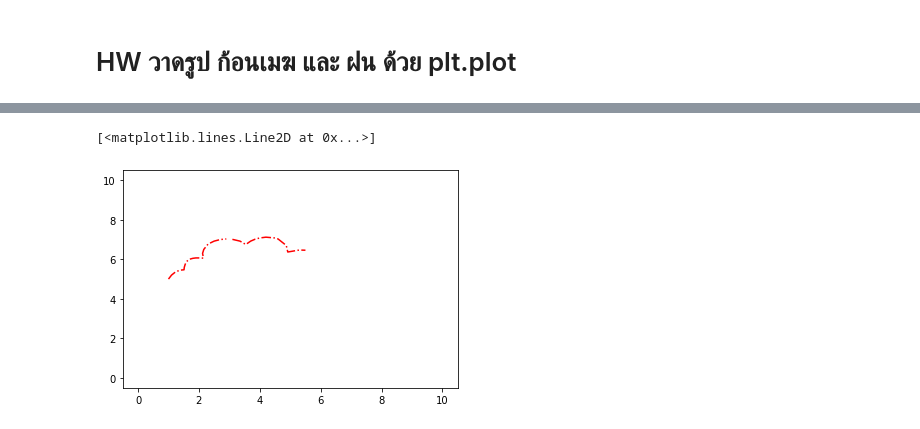
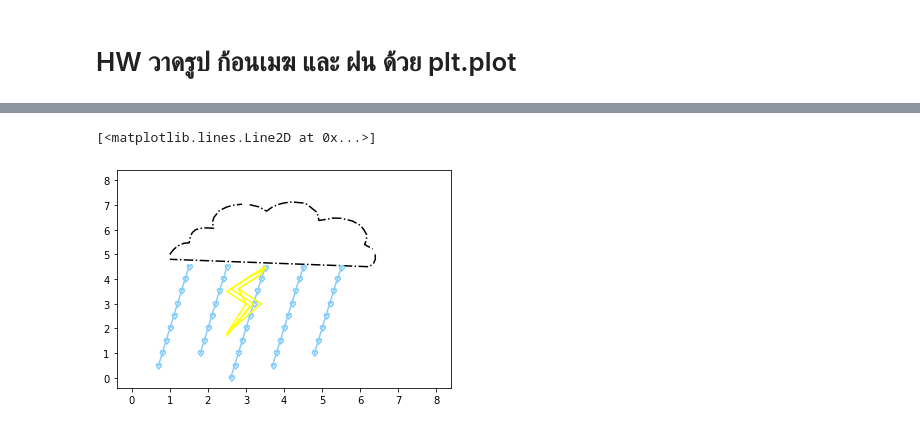
Before and after one commit to Wanita-8943/data_viz_2022, a Jupyter notebook: DataViz04_Data_Comparison.ipynb, the cells around one changed output, grey strips where cells are left out. Saved outputs shown, nothing was run; the diff lists cells and outputs as text; code cells hidden in the pictures.

```diff
--- a/DataViz04_Data_Comparison.ipynb
+++ b/DataViz04_Data_Comparison.ipynb
@@ -165,7 +160,22 @@ plt.plot([2,2],[1,2],'b-.')
 # %%
-plt.plot([1,1.1,1.22,1.37,1.51,1.52,1.55,1.59,1.68,1.8,1.9,2,2.15,2.12,2.16,2.3,2.5,2.7,2.9],[5,5.2,5.35,5.45,5.47,5.6,5.75,5.88,6,6.05,6.07,6.07,6.06,6.3,6.5,6.77,6.92,7,7.03],'r-.')
-plt.plot([3.1,3.35,3.54,3.7,3.85,4,4.2,4.5,4.6,4.87,4.92,5.3,5.5,5.8,6],[7.01,6.92,6.75,6.92,7.02,7.08,7.12,7.08,7.03,6.7,6.37,6.47,6.46,6.35,6.18],'r-.')
-plt.plot([0,10],[10,0],'wo')
+#ก้อนเมฆ
+plt.plot([1,1.1,1.22,1.37,1.51,1.52,1.55,1.59,1.68,1.8,1.9,2,2.15,2.12,2.16,2.3,2.5,2.7,2.9],[5,5.2,5.35,5.45,5.47,5.6,5.75,5.88,6,6.05,6.07,6.07,6.06,6.3,6.5,6.77,6.92,7,7.03],'k-.')
+plt.plot([3.1,3.35,3.54,3.7,3.85,4,4.2,4.5,4.6,4.87,4.92,5.3,5.5,5.8,6,6.1,6.17,6.17,6.12,6.33],[7.01,6.92,6.75,6.92,7.02,7.08,7.12,7.08,7.03,6.7,6.37,6.47,6.46,6.35,6.18,6,5.8,5.6,5.4,5.22],'k-.')
+plt.plot([6.4,6.4,6.36,6.24,1],[5,4.8,4.65,4.5,4.8],'k-.')
+plt.plot([0,8],[8,0],'wo')
+
+#ฝน
+plt.plot([0.7,0.8,0.9,1,1.1,1.2,1.3,1.4,1.5],[0.5,1,1.5,2,2.5,3,3.5,4,4.5],marker='$\heartsuit$',color='LightSkyBlue')
+plt.plot([1.8,1.9,2,2.1,2.2,2.3,2.4,2.5],[1,1.5,2,2.5,3,3.5,4,4.5],marker='$\heartsuit$',color='LightSkyBlue')
+plt.plot([2.6,2.7,2.8,2.9,3,3.1,3.2,3.3,3.4,3.5],[0,0.5,1,1.5,2,2.5,3,3.5,4,4.43],marker='$\heartsuit$',color='LightSkyBlue')
+plt.plot([3.7,3.8,3.9,4,4.1,4.2,4.3,4.4,4.5],[0.5,1,1.5,2,2.5,3,3.5,4,4.43],marker='$\heartsuit$',color='LightSkyBlue')
+plt.plot([4.8,4.9,5,5.1,5.2,5.3,5.4,5.5],[1,1.5,2,2.5,3,3.5,4,4.43],marker='$\heartsuit$',color='LightSkyBlue')
+
+#สายฟ้า
+plt.plot([2.5,3.2,2.6,2.9,3.2,3.5],[1.8,3,3.6,3.9,4.2,4.5],color='Yellow')
+plt.plot([2.5,3.1,2.5,2.8,3.1,3.5],[1.7,2.9,3.5,3.8,4.1,4.4],color='Yellow')
+plt.plot([2.5,3,2.8,3.1,3.4,3.5],[1.8,3,3.6,3.9,4.2,4.5],color='Yellow')
+plt.plot([2.5,3.4,2.8,3.1,3.4,3.5],[1.8,3,3.6,3.9,4.2,4.5],color='Yellow')
 # %% [output]
 [<matplotlib.lines.Line2D at 0x...>]
-[figure, old version]
+[figure, new version]
```
Also changed, not shown: parts of 1 cell of this notebook.
